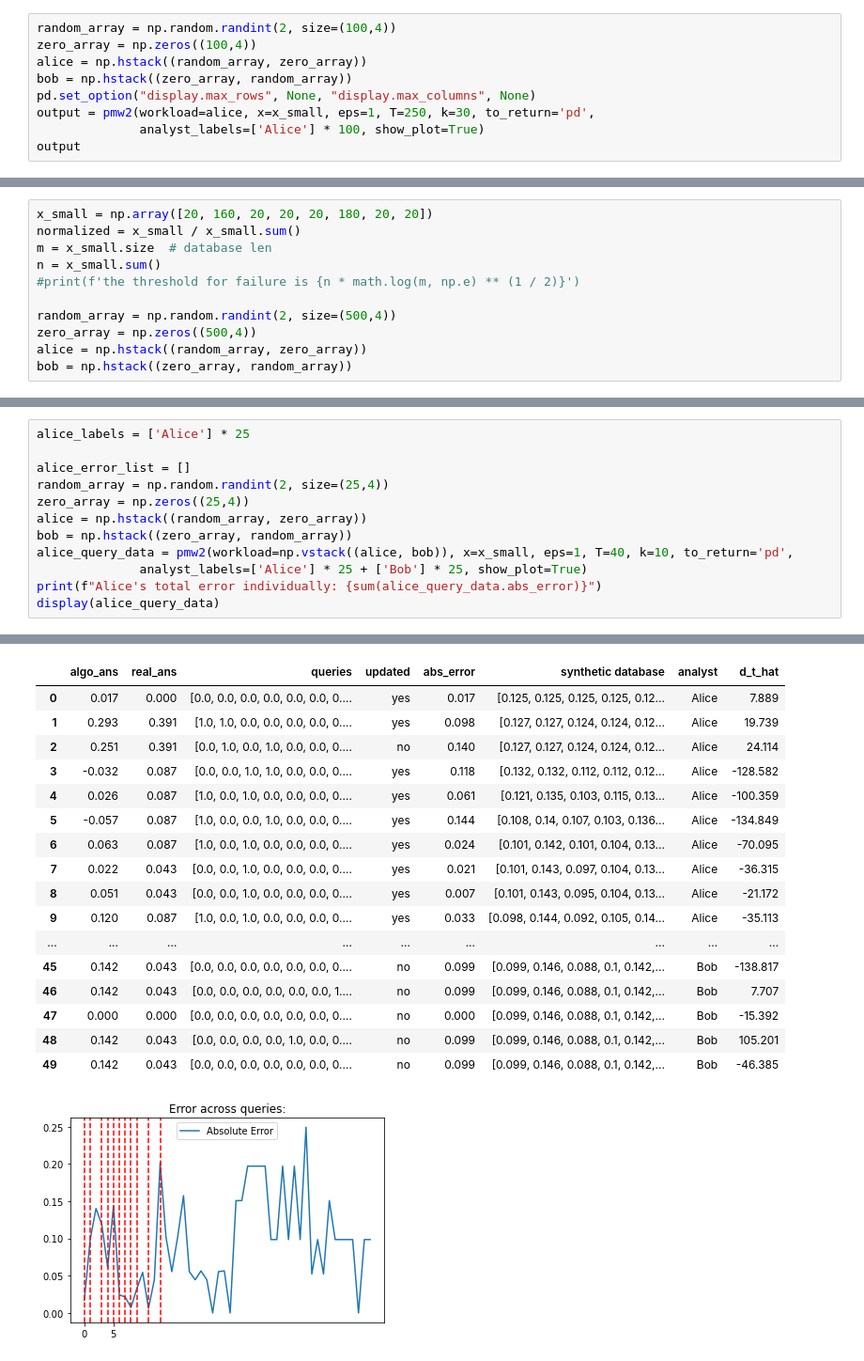
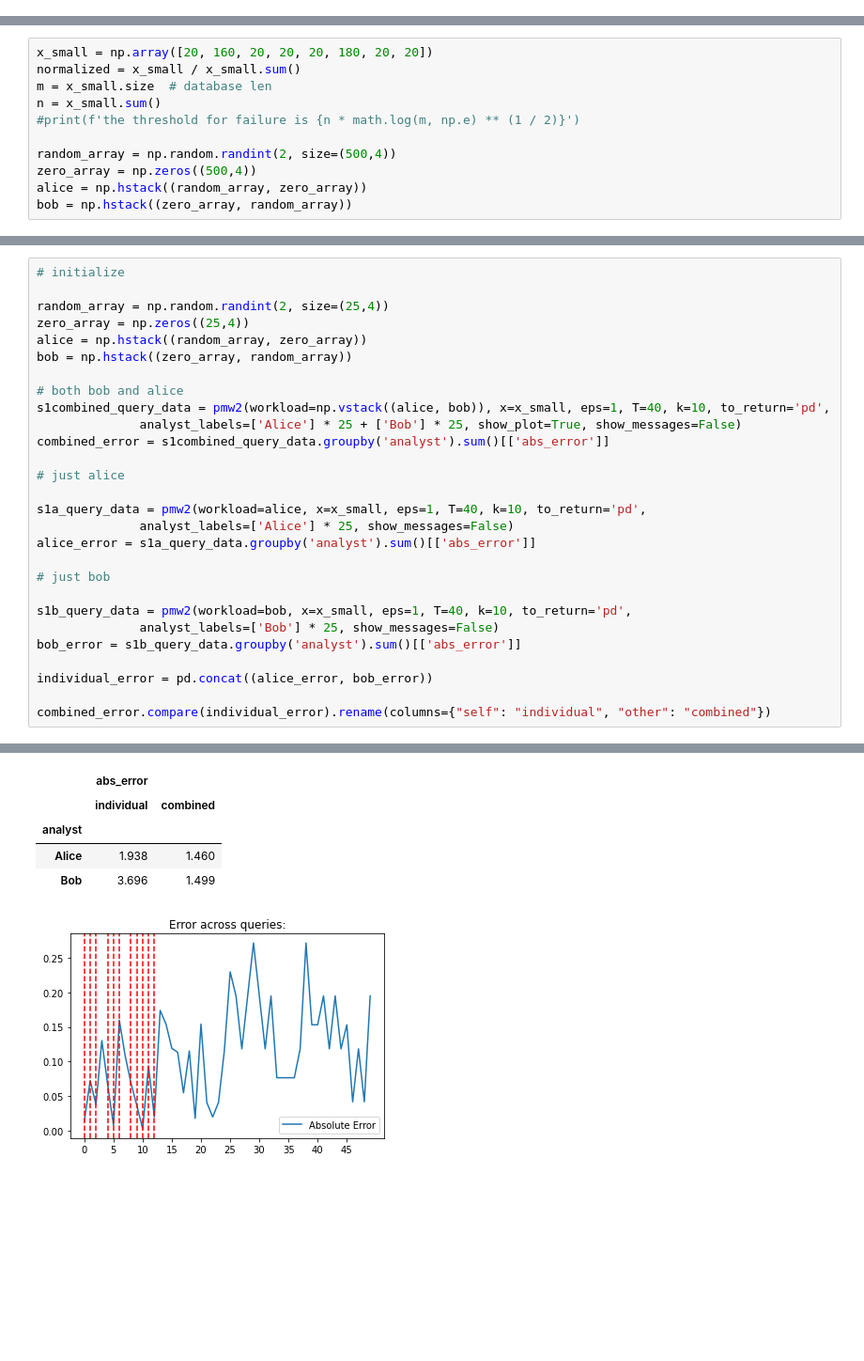
Before and after one commit to yikai-wu/Multi-Analyst-DP, a Jupyter notebook: src/pmw/run_until_failure_pmw2.ipynb, the cells around one changed output, grey strips where cells are left out. Shown at 94% size. Cells and saved outputs as stored; diff of their text form; blank space fills up the shorter version.

```diff
--- a/src/pmw/run_until_failure_pmw2.ipynb
+++ b/src/pmw/run_until_failure_pmw2.ipynb
@@ -195,9 +175,0 @@ the threshold for failure is 3648.328023100234
-# %%
-random_array = np.random.randint(2, size=(100,4))
-zero_array = np.zeros((100,4))
-alice = np.hstack((random_array, zero_array))
-bob = np.hstack((zero_array, random_array))
-pd.set_option("display.max_rows", None, "display.max_columns", None)
-output = pmw2(workload=alice, x=x_small, eps=1, T=250, k=30, to_return='pd',
-              analyst_labels=['Alice'] * 100, show_plot=True)
-output
@@ -324,13 +220,29 @@ bob = np.hstack((zero_array, random_array))
 # %%
-alice_labels = ['Alice'] * 25
+# initialize
 
-alice_error_list = []
 random_array = np.random.randint(2, size=(25,4))
 zero_array = np.zeros((25,4))
 alice = np.hstack((random_array, zero_array))
 bob = np.hstack((zero_array, random_array))
-alice_query_data = pmw2(workload=np.vstack((alice, bob)), x=x_small, eps=1, T=40, k=10, to_return='pd',
-              analyst_labels=['Alice'] * 25 + ['Bob'] * 25, show_plot=True)
-print(f"Alice's total error individually: {sum(alice_query_data.abs_error)}")
-display(alice_query_data)
+
+# both bob and alice
+s1combined_query_data = pmw2(workload=np.vstack((alice, bob)), x=x_small, eps=1, T=40, k=10, to_return='pd',
+              analyst_labels=['Alice'] * 25 + ['Bob'] * 25, show_plot=True, show_messages=False)
+combined_error = s1combined_query_data.groupby('analyst').sum()[['abs_error']]
+
+# just alice
+
+s1a_query_data = pmw2(workload=alice, x=x_small, eps=1, T=40, k=10, to_return='pd',
+              analyst_labels=['Alice'] * 25, show_messages=False)
+alice_error = s1a_query_data.groupby('analyst').sum()[['abs_error']]
+
+# just bob
+
+s1b_query_data = pmw2(workload=bob, x=x_small, eps=1, T=40, k=10, to_return='pd',
+              analyst_labels=['Bob'] * 25, show_messages=False)
+bob_error = s1b_query_data.groupby('analyst').sum()[['abs_error']]
+
+individual_error = pd.concat((alice_error, bob_error))
+
+combined_error.compare(individual_error).rename(columns={"self": "individual", "other": "combined"})
 # %% [output]
@@ -354,18 +252,6 @@ Alice's total error individually: 4.781000000000002
-|  | algo_ans | real_ans | queries | updated | abs_error | synthetic database | analyst | d_t_hat |
-| 0 | 0.017 | 0.000 | [0.0, 0.0, 0.0, 0.0, 0.0, 0.0, 0.... | yes | 0.017 | [0.125, 0.125, 0.125, 0.125, 0.12... | Alice | 7.889 |
-| 1 | 0.293 | 0.391 | [1.0, 1.0, 0.0, 0.0, 0.0, 0.0, 0.... | yes | 0.098 | [0.127, 0.127, 0.124, 0.124, 0.12... | Alice | 19.739 |
-| 2 | 0.251 | 0.391 | [0.0, 1.0, 0.0, 1.0, 0.0, 0.0, 0.... | no | 0.140 | [0.127, 0.127, 0.124, 0.124, 0.12... | Alice | 24.114 |
-| 3 | -0.032 | 0.087 | [0.0, 0.0, 1.0, 1.0, 0.0, 0.0, 0.... | yes | 0.118 | [0.132, 0.132, 0.112, 0.112, 0.12... | Alice | -128.582 |
-| 4 | 0.026 | 0.087 | [1.0, 0.0, 1.0, 0.0, 0.0, 0.0, 0.... | yes | 0.061 | [0.121, 0.135, 0.103, 0.115, 0.13... | Alice | -100.359 |
-| 5 | -0.057 | 0.087 | [1.0, 0.0, 0.0, 1.0, 0.0, 0.0, 0.... | yes | 0.144 | [0.108, 0.14, 0.107, 0.103, 0.136... | Alice | -134.849 |
-| 6 | 0.063 | 0.087 | [1.0, 0.0, 1.0, 0.0, 0.0, 0.0, 0.... | yes | 0.024 | [0.101, 0.142, 0.101, 0.104, 0.13... | Alice | -70.095 |
-| 7 | 0.022 | 0.043 | [0.0, 0.0, 1.0, 0.0, 0.0, 0.0, 0.... | yes | 0.021 | [0.101, 0.143, 0.097, 0.104, 0.13... | Alice | -36.315 |
-| 8 | 0.051 | 0.043 | [0.0, 0.0, 1.0, 0.0, 0.0, 0.0, 0.... | yes | 0.007 | [0.101, 0.143, 0.095, 0.104, 0.13... | Alice | -21.172 |
-| 9 | 0.120 | 0.087 | [1.0, 0.0, 1.0, 0.0, 0.0, 0.0, 0.... | yes | 0.033 | [0.098, 0.144, 0.092, 0.105, 0.14... | Alice | -35.113 |
-| ... | ... | ... | ... | ... | ... | ... | ... | ... |
-| 45 | 0.142 | 0.043 | [0.0, 0.0, 0.0, 0.0, 0.0, 0.0, 0.... | no | 0.099 | [0.099, 0.146, 0.088, 0.1, 0.142,... | Bob | -138.817 |
-| 46 | 0.142 | 0.043 | [0.0, 0.0, 0.0, 0.0, 0.0, 0.0, 1.... | no | 0.099 | [0.099, 0.146, 0.088, 0.1, 0.142,... | Bob | 7.707 |
-| 47 | 0.000 | 0.000 | [0.0, 0.0, 0.0, 0.0, 0.0, 0.0, 0.... | no | 0.000 | [0.099, 0.146, 0.088, 0.1, 0.142,... | Bob | -15.392 |
-| 48 | 0.142 | 0.043 | [0.0, 0.0, 0.0, 0.0, 1.0, 0.0, 0.... | no | 0.099 | [0.099, 0.146, 0.088, 0.1, 0.142,... | Bob | 105.201 |
-| 49 | 0.142 | 0.043 | [0.0, 0.0, 0.0, 0.0, 0.0, 0.0, 0.... | no | 0.099 | [0.099, 0.146, 0.088, 0.1, 0.142,... | Bob | -46.385 |
+|  | abs_error |  |
+|  | individual | combined |
+| analyst |  |  |
+| Alice | 1.938 | 1.460 |
+| Bob | 3.696 | 1.499 |
-[figure, old version]
+[figure, new version]
```
Also changed, not shown: parts of 18 cells of this notebook.
